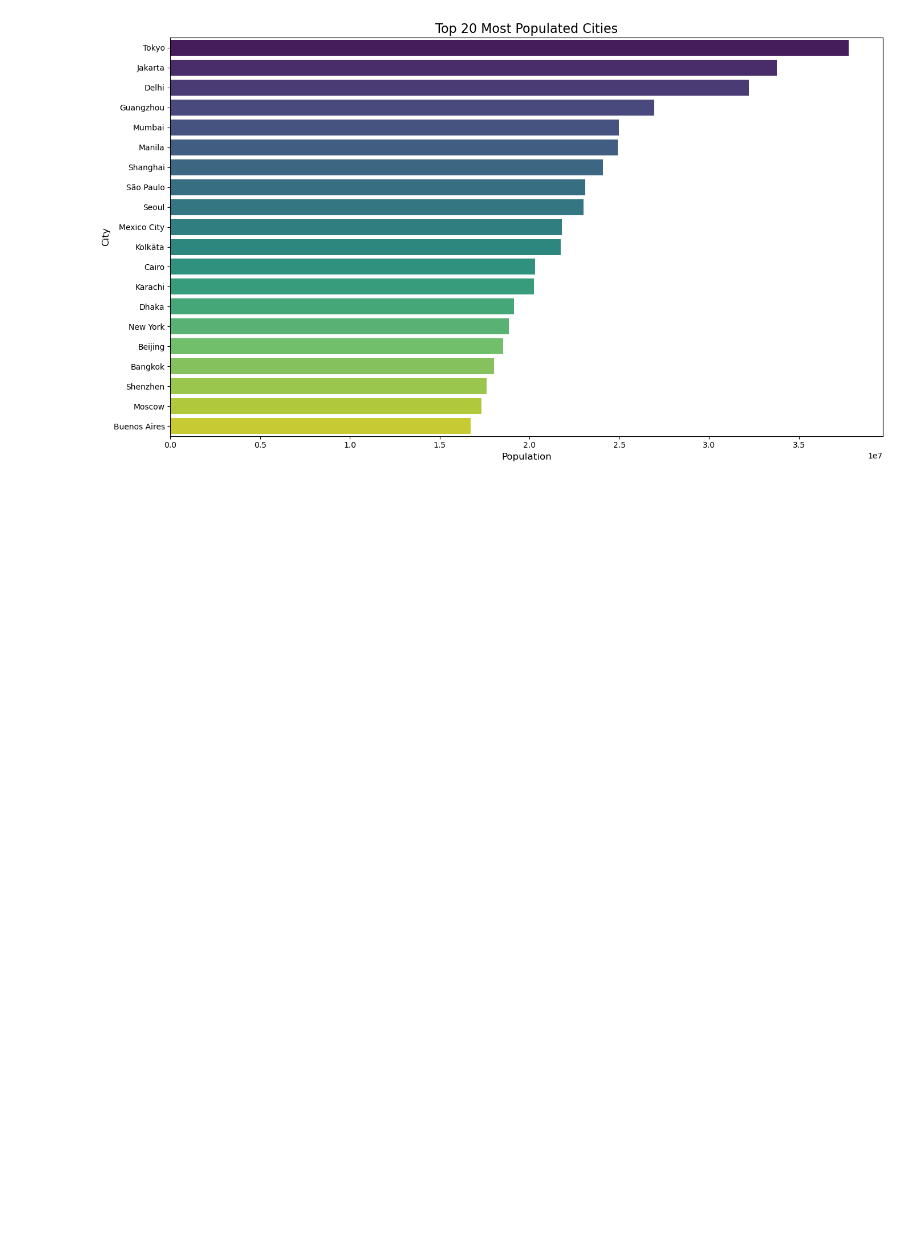
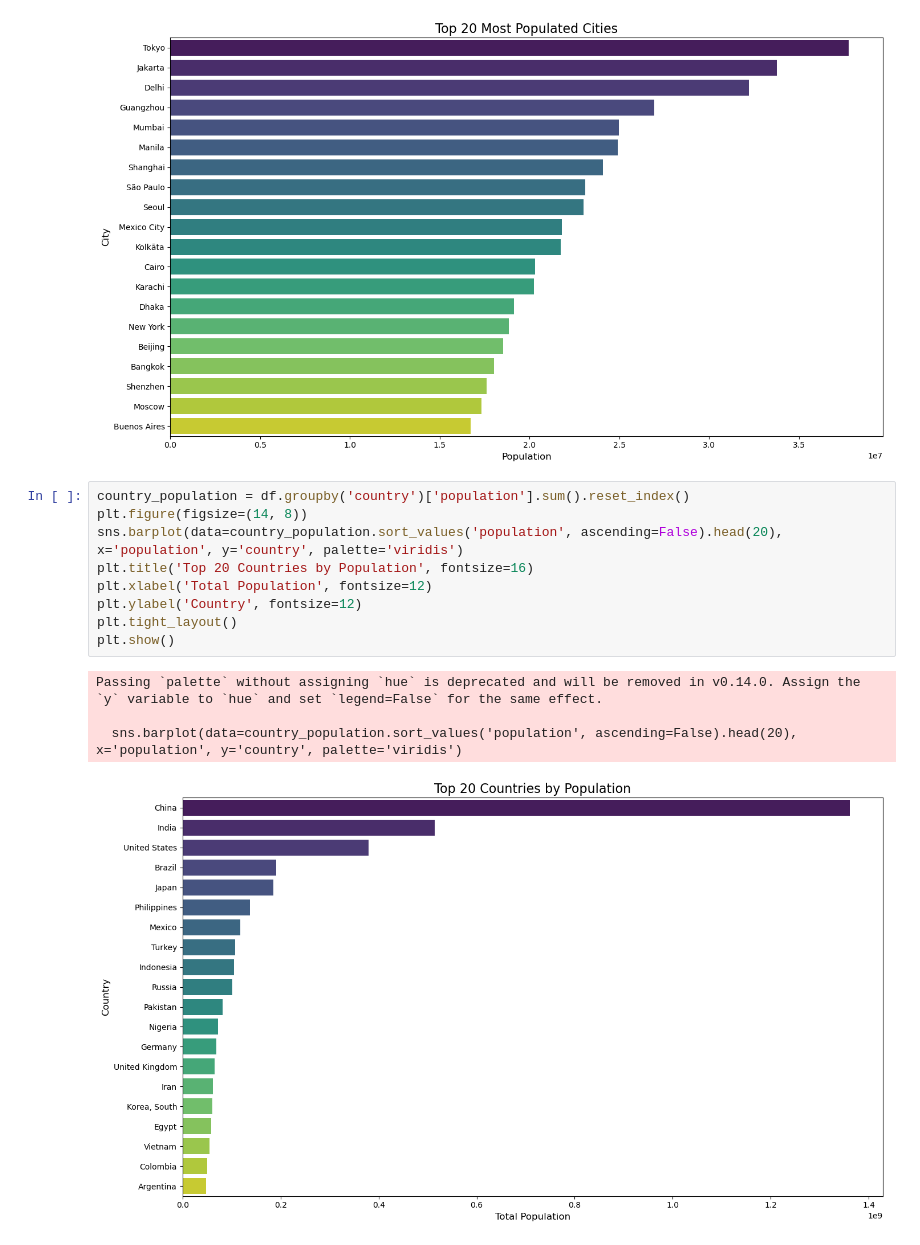
Before and after one commit to akhi-raj/world-cities-population-analysis, a Jupyter notebook: world-cities.ipynb, the cells around one changed output. Cells and saved outputs as stored; diff of their text form; blank space fills up the shorter version.

```diff
--- a/world-cities.ipynb
+++ b/world-cities.ipynb
@@ -186,3 +130,17 @@ Passing `palette` without assigning `hue` is deprecated and will be removed in v
 
   sns.barplot(data=top_cities, x='population', y='city', palette='viridis')
 [figure]
+# %%
+country_population = df.groupby('country')['population'].sum().reset_index()
+plt.figure(figsize=(14, 8))
+sns.barplot(data=country_population.sort_values('population', ascending=False).head(20), x='population', y='country', palette='viridis')
+plt.title('Top 20 Countries by Population', fontsize=16)
+plt.xlabel('Total Population', fontsize=12)
+plt.ylabel('Country', fontsize=12)
+plt.tight_layout()
+plt.show()
+# %% [output]
+Passing `palette` without assigning `hue` is deprecated and will be removed in v0.14.0. Assign the `y` variable to `hue` and set `legend=False` for the same effect.
+
+  sns.barplot(data=country_population.sort_values('population', ascending=False).head(20), x='population', y='country', palette='viridis')
+[figure, added]
```
Also changed, not shown: parts of 10 cells of this notebook, 1 other file.
